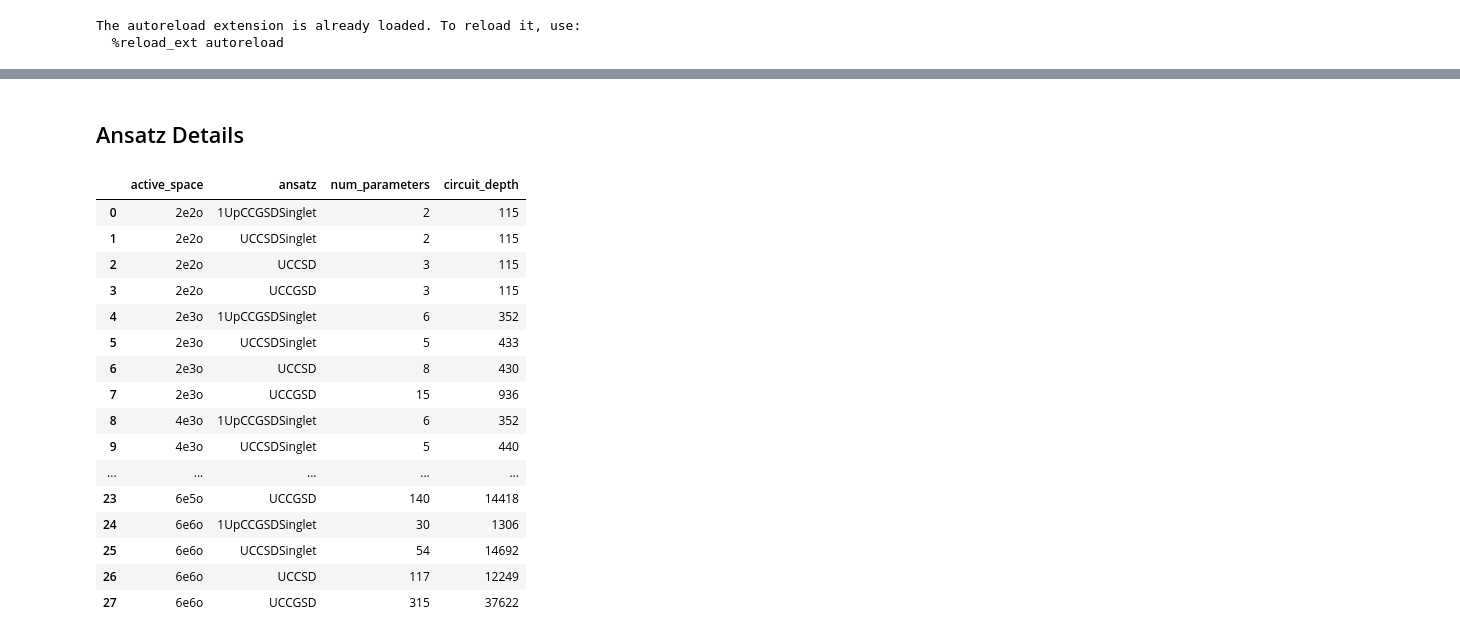
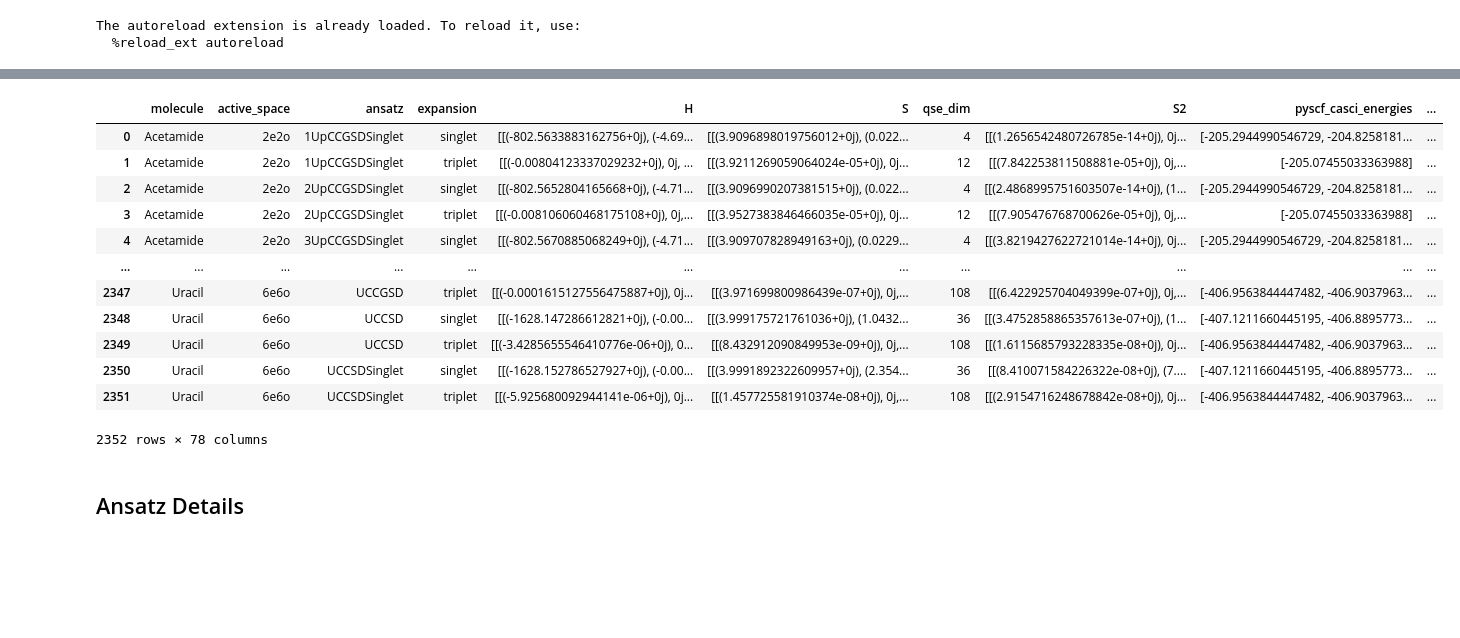
Before and after one commit to naythanyeo/qse-practical-analysis, a Jupyter notebook: notebooks/01_subspace_representability.ipynb, the cells around one changed output, grey strips where cells are left out. Cells and saved outputs as stored; diff of their text form; code cells hidden in the pictures; blank space fills up the shorter version.

```diff
--- a/notebooks/01_subspace_representability.ipynb
+++ b/notebooks/01_subspace_representability.ipynb
@@ -206,30 +217,0 @@ Max triplet projection splitting: 1.463227420195e+04
-# %%
-# Separate all the metrics into different individual columns
-state_labels = [f"s{i}" for i in range(10)] + [f"t{i}" for i in range(1, 11)]
-metrics = ("error", "projection", "spin_contamination")
-metric_columns = [f"{state}_{metric}"
-                  for state in state_labels
-                  for metric in metrics]
-
-
-def add_root_metrics(row):
-    prefix = "s" if row["expansion"] == "singlet" else "t"
-    start = 0 if row["expansion"] == "singlet" else 1
-
-    # For singlets we start with root 0 (ground)
-    # For triplets start with root 1 instead
-    for root_index, (exact_energy, qse_energy) in enumerate(row["best_energy_pairs"]):
-        # Enumerate all the pairs found
-        root = f"{prefix}{root_index + start}"
-        # Report the error in mHa
-        row[f"{root}_error"] = np.nan if qse_energy is None else 1000 * abs(qse_energy - exact_energy)
-        row[f"{root}_projection"] = row["exact_qse_projection"][str(root_index)]
-        row[f"{root}_spin_contamination"] = row["spin_contamination"][str(root_index)]
-
-    return row
-
-
-df_sv[metric_columns] = np.nan
-df_sv = df_sv.apply(add_root_metrics, axis=1)
-
-df_sv.head()
@@ -244,16 +256,43 @@ df_sv.head()
+# %%
+df_sv
+# %% [output]
+|  | molecule | active_space | ansatz | expansion | H | S | qse_dim | S2 | pyscf_casci_energies | ... |
+| 0 | Acetamide | 2e2o | 1UpCCGSDSinglet | singlet | [[(-802.5633883162756+0j), (-4.69... | [[(3.9096898019756012+0j), (0.022... | 4 | [[(1.2656542480726785e-14+0j), 0j... | [-205.2944990546729, -204.8258181... | ... |
+| 1 | Acetamide | 2e2o | 1UpCCGSDSinglet | triplet | [[(-0.00804123337029232+0j), 0j, ... | [[(3.9211269059064024e-05+0j), 0j... | 12 | [[(7.842253811508881e-05+0j), 0j,... | [-205.07455033363988] | ... |
+| 2 | Acetamide | 2e2o | 2UpCCGSDSinglet | singlet | [[(-802.5652804165668+0j), (-4.71... | [[(3.9096990207381515+0j), (0.022... | 4 | [[(2.4868995751603507e-14+0j), (1... | [-205.2944990546729, -204.8258181... | ... |
+| 3 | Acetamide | 2e2o | 2UpCCGSDSinglet | triplet | [[(-0.008106060468175108+0j), 0j,... | [[(3.9527383846466035e-05+0j), 0j... | 12 | [[(7.905476768700626e-05+0j), 0j,... | [-205.07455033363988] | ... |
+| 4 | Acetamide | 2e2o | 3UpCCGSDSinglet | singlet | [[(-802.5670885068249+0j), (-4.71... | [[(3.909707828949163+0j), (0.0229... | 4 | [[(3.8219427622721014e-14+0j), 0j... | [-205.2944990546729, -204.8258181... | ... |
+| ... | ... | ... | ... | ... | ... | ... | ... | ... | ... | ... |
+| 2347 | Uracil | 6e6o | UCCGSD | triplet | [[(-0.0001615127556475887+0j), 0j... | [[(3.971699800986439e-07+0j), 0j,... | 108 | [[(6.422925704049399e-07+0j), 0j,... | [-406.9563844447482, -406.9037963... | ... |
+| 2348 | Uracil | 6e6o | UCCSD | singlet | [[(-1628.147286612821+0j), (-0.00... | [[(3.999175721761036+0j), (1.0432... | 36 | [[(3.4752858865357613e-07+0j), (1... | [-407.1211660445195, -406.8895773... | ... |
+| 2349 | Uracil | 6e6o | UCCSD | triplet | [[(-3.4285655546410776e-06+0j), 0... | [[(8.432912090849953e-09+0j), 0j,... | 108 | [[(1.6115685793228335e-08+0j), 0j... | [-406.9563844447482, -406.9037963... | ... |
+| 2350 | Uracil | 6e6o | UCCSDSinglet | singlet | [[(-1628.152786527927+0j), (-0.00... | [[(3.9991892322609957+0j), (2.354... | 36 | [[(8.410071584226322e-08+0j), (7.... | [-407.1211660445195, -406.8895773... | ... |
+| 2351 | Uracil | 6e6o | UCCSDSinglet | triplet | [[(-5.925680092944141e-06+0j), 0j... | [[(1.457725581910374e-08+0j), 0j,... | 108 | [[(2.9154716248678842e-08+0j), 0j... | [-406.9563844447482, -406.9037963... | ... |
+2352 rows × 78 columns
 # %% [markdown]
 ## Ansatz Details
 # %%
 # Compare the number of parameters and circuit depth for each ansatz
+# Across all the active space in df_sv
 ANSATZ_FUNCTIONS = {
-    "1UpCCGSDSinglet": lambda molecule, **kwargs: Ansatz_kUpCCGSDSinglet(molecule, k=1, **kwargs),
+    "1UpCCGSDSinglet": partial(Ansatz_kUpCCGSDSinglet, k=1),
+    "2UpCCGSDSinglet": partial(Ansatz_kUpCCGSDSinglet, k=2),
+    "3UpCCGSDSinglet": partial(Ansatz_kUpCCGSDSinglet, k=3),
     "UCCSDSinglet": Ansatz_UCCSDSinglet,
     "UCCSD": Ansatz_UCCSD,
     "UCCGSD": Ansatz_UCCGSD,
 }
+ACTIVE_SPACE_ORDER = sorted(df_sv["active_space"].unique(), key=parse_active_space)
+ANSATZ_ORDER = list(ANSATZ_FUNCTIONS)
+ANSATZ_PALETTE = dict(zip(ANSATZ_ORDER, sns.color_palette("colorblind", len(ANSATZ_ORDER))))
+ANSATZ_LABELS = {ansatz: ansatz for ansatz in ANSATZ_ORDER}
 
 
 def get_ansatz_complexity(active_space, ansatz_name):
+    """
+    Runs qibochem Ansatz to get the params and circuit depth
+    Builds a molecule like object with same attributes to parse into Ansatz
+    """
     num_e, num_o = parse_active_space(active_space)
     molecule = SimpleNamespace(nelec=num_e, nso=2 * num_o, n_active_e=None, n_active_orbs=None)
     ansatz = ANSATZ_FUNCTIONS[ansatz_name](molecule, use_mp2_guess=False)
@@ -262,7 +301,7 @@ def get_ansatz_complexity(active_space, ansatz_name):
 
 
 ansatz_complexity = []
-
+# Plot for all active spaces in df_sv and all ansatz types
 for active_space in sorted(df_sv["active_space"].unique(), key=parse_active_space):
     for ansatz_name in ANSATZ_FUNCTIONS:
         num_parameters, circuit_depth = get_ansatz_complexity(active_space, ansatz_name)
@@ -274,22 +313,3 @@ for active_space in sorted(df_sv["active_space"].unique(), key=parse_active_spac
         })
 
 df_ansatz_complexity = pd.DataFrame(ansatz_complexity)
-df_ansatz_complexity
-# %% [output]
-|  | active_space | ansatz | num_parameters | circuit_depth |
-| 0 | 2e2o | 1UpCCGSDSinglet | 2 | 115 |
-| 1 | 2e2o | UCCSDSinglet | 2 | 115 |
-| 2 | 2e2o | UCCSD | 3 | 115 |
-| 3 | 2e2o | UCCGSD | 3 | 115 |
-| 4 | 2e3o | 1UpCCGSDSinglet | 6 | 352 |
-| 5 | 2e3o | UCCSDSinglet | 5 | 433 |
-| 6 | 2e3o | UCCSD | 8 | 430 |
-| 7 | 2e3o | UCCGSD | 15 | 936 |
-| 8 | 4e3o | 1UpCCGSDSinglet | 6 | 352 |
-| 9 | 4e3o | UCCSDSinglet | 5 | 440 |
-| ... | ... | ... | ... | ... |
-| 23 | 6e5o | UCCGSD | 140 | 14418 |
-| 24 | 6e6o | 1UpCCGSDSinglet | 30 | 1306 |
-| 25 | 6e6o | UCCSDSinglet | 54 | 14692 |
-| 26 | 6e6o | UCCSD | 117 | 12249 |
-| 27 | 6e6o | UCCGSD | 315 | 37622 |
```
Also changed, not shown: parts of 31 cells of this notebook, 4 other files.
